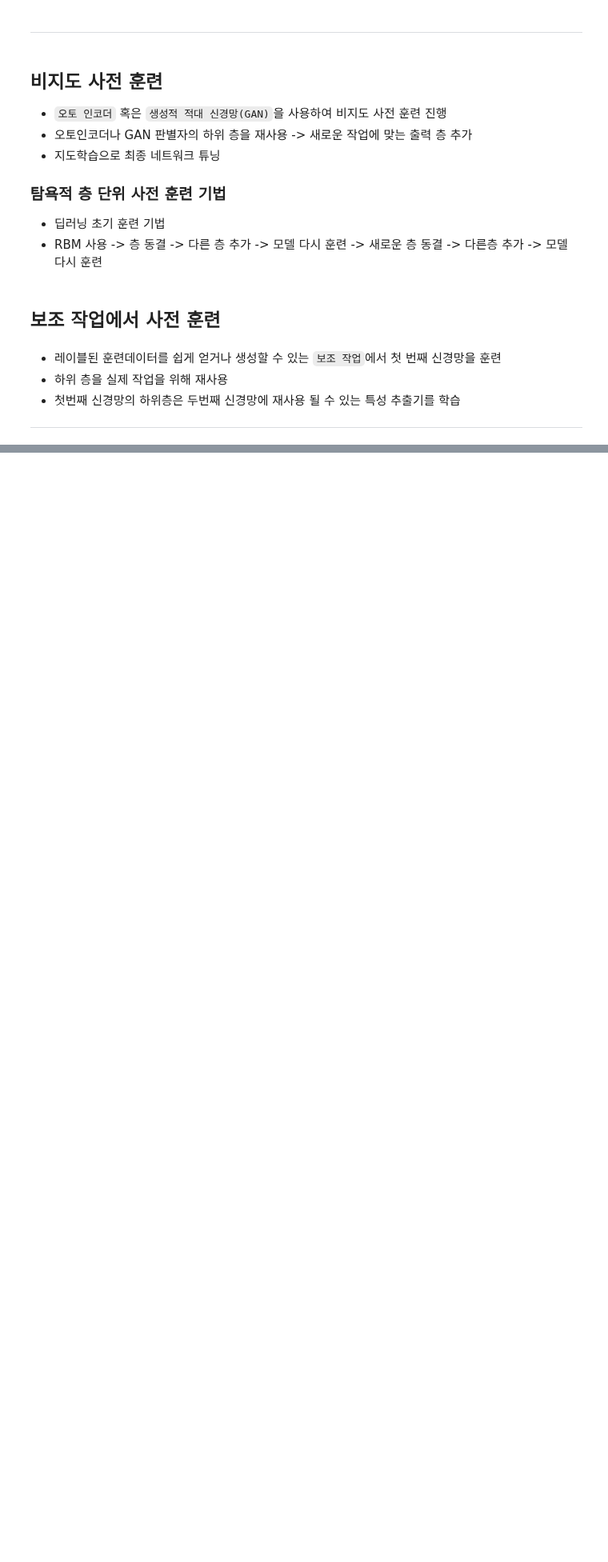
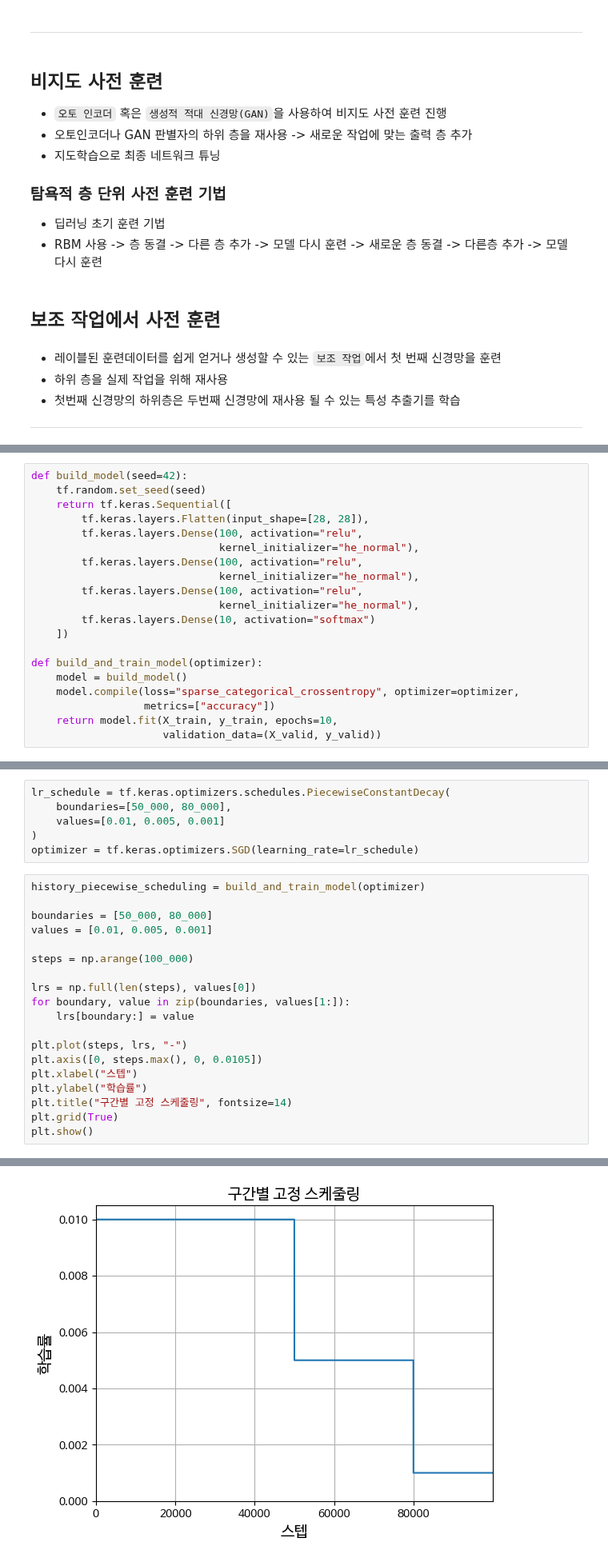
Before and after one commit to instar94/ml_tutorial, a Jupyter notebook: 06.Machine-Learning/handson/11_deepLearningTraining.ipynb, the cells around one changed output, grey strips where cells are left out. Shown at 80% size. Drawn from its saved outputs; the diff is of its cells as text; blank space fills up the shorter version.

```diff
--- a/06.Machine-Learning/handson/11_deepLearningTraining.ipynb
+++ b/06.Machine-Learning/handson/11_deepLearningTraining.ipynb
@@ -820,3 +822,23 @@ Epoch 16/16
+# %%
+def build_model(seed=42):
+    tf.random.set_seed(seed)
+    return tf.keras.Sequential([
+        tf.keras.layers.Flatten(input_shape=[28, 28]),
+        tf.keras.layers.Dense(100, activation="relu",
+                              kernel_initializer="he_normal"),
+        tf.keras.layers.Dense(100, activation="relu",
+                              kernel_initializer="he_normal"),
+        tf.keras.layers.Dense(100, activation="relu",
+                              kernel_initializer="he_normal"),
+        tf.keras.layers.Dense(10, activation="softmax")
+    ])
+
+def build_and_train_model(optimizer):
+    model = build_model()
+    model.compile(loss="sparse_categorical_crossentropy", optimizer=optimizer,
+                  metrics=["accuracy"])
+    return model.fit(X_train, y_train, epochs=10,
+                     validation_data=(X_valid, y_valid))
 # %% [markdown]
 ## 모멘텀 최적화
 > 경사하강법에 관성(momentum)을 추가하여 최적화 속도를 높이는 방법
@@ -833,0 +1418,26 @@ $\theta\leftarrow \theta-\eta\cdot\nabla_{\theta} J(\theta)$
+# %%
+lr_schedule = tf.keras.optimizers.schedules.PiecewiseConstantDecay(
+    boundaries=[50_000, 80_000],
+    values=[0.01, 0.005, 0.001]
+)
+optimizer = tf.keras.optimizers.SGD(learning_rate=lr_schedule)
+# %%
+history_piecewise_scheduling = build_and_train_model(optimizer)
+
+boundaries = [50_000, 80_000]
+values = [0.01, 0.005, 0.001]
+
+steps = np.arange(100_000)
+
+lrs = np.full(len(steps), values[0])
+for boundary, value in zip(boundaries, values[1:]):
+    lrs[boundary:] = value
+
+plt.plot(steps, lrs, "-")
+plt.axis([0, steps.max(), 0, 0.0105])
+plt.xlabel("스텝")
+plt.ylabel("학습률")
+plt.title("구간별 고정 스케줄링", fontsize=14)
+plt.grid(True)
+plt.show()
+# %% [output]
@@ -833,0 +1464 @@ $\theta\leftarrow \theta-\eta\cdot\nabla_{\theta} J(\theta)$
+[figure, added]
```
Also changed, not shown: parts of 68 cells of this notebook.
